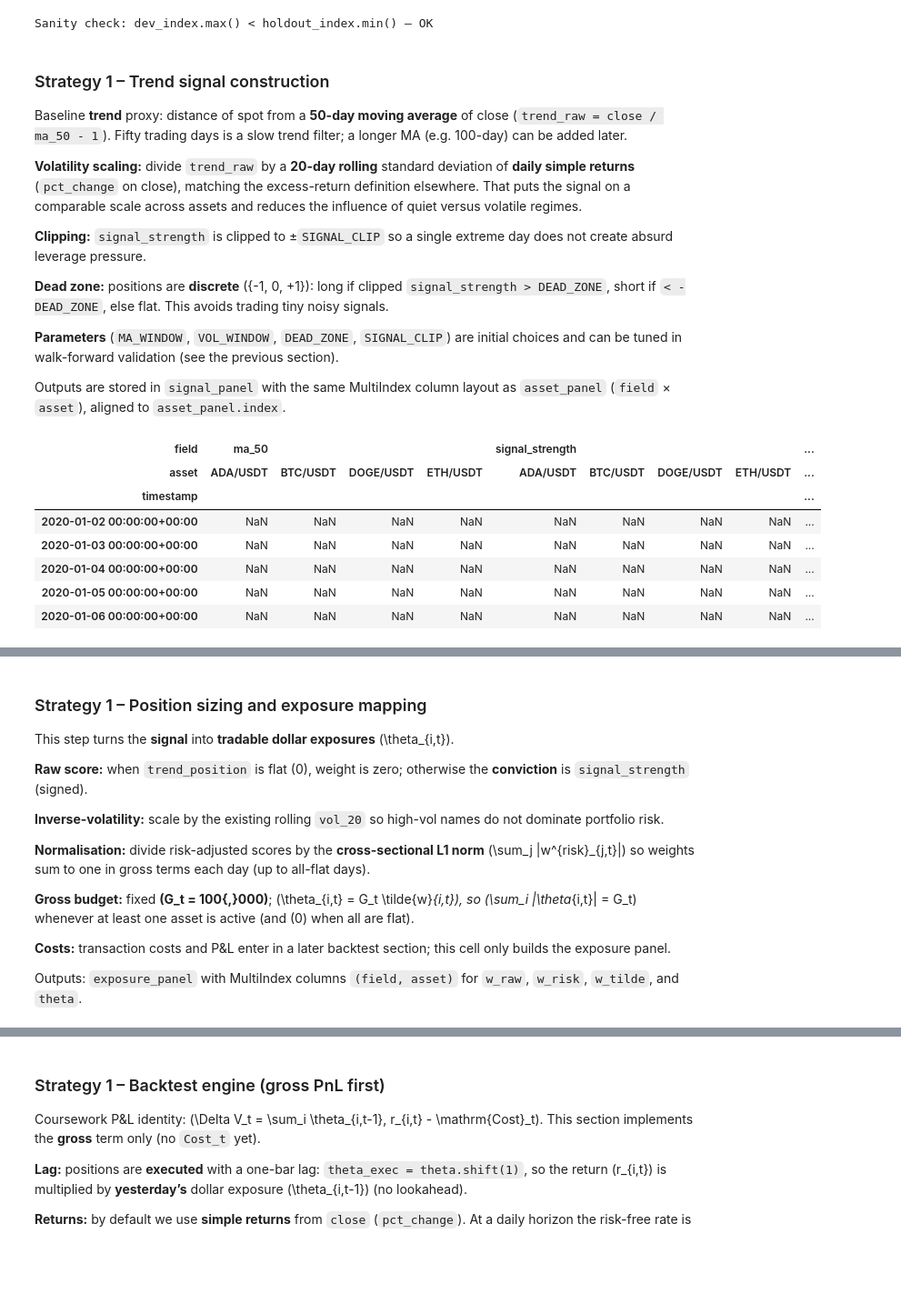
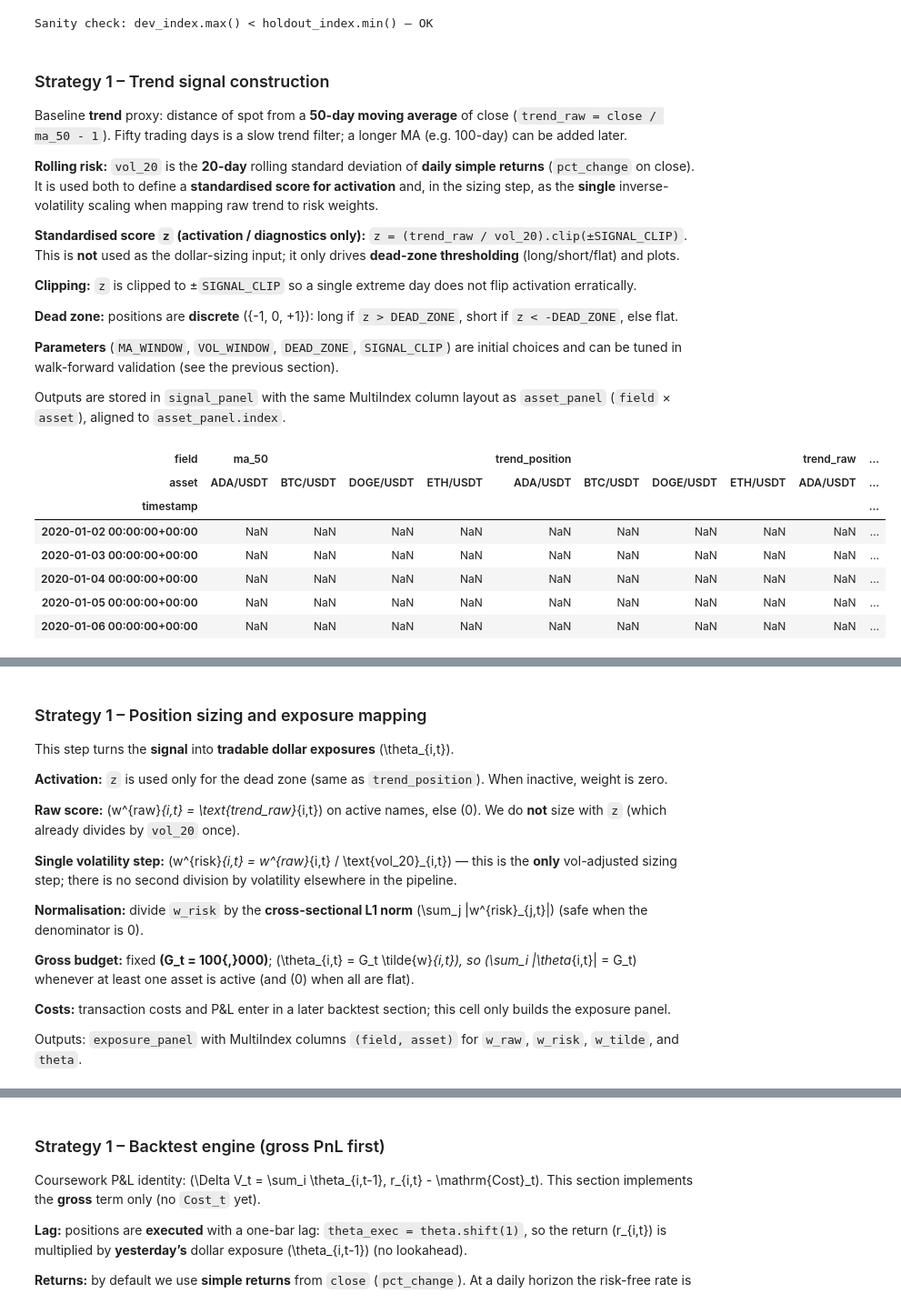
Before and after one commit to PeterLP123/Algo-Trading-Project, a Jupyter notebook: strategy_final_v2.ipynb, the cells around one changed output, grey strips where cells are left out. Shown at 91% size. Saved outputs shown, nothing was run; the diff lists cells and outputs as text; code cells hidden in the pictures; blank space fills up the shorter version.

```diff
--- a/strategy_final_v2.ipynb
+++ b/strategy_final_v2.ipynb
@@ -389,11 +389,13 @@ Sanity check: dev_index.max() < holdout_index.min() — OK
 
 Baseline **trend** proxy: distance of spot from a **50-day moving average** of close (`trend_raw = close / ma_50 - 1`). Fifty trading days is a slow trend filter; a longer MA (e.g. 100-day) can be added later.
 
-**Volatility scaling:** divide `trend_raw` by a **20-day rolling** standard deviation of **daily simple returns** (`pct_change` on close), matching the excess-return definition elsewhere. That puts the signal on a comparable scale across assets and reduces the influence of quiet versus volatile regimes.
+**Rolling risk:** `vol_20` is the **20-day** rolling standard deviation of **daily simple returns** (`pct_change` on close). It is used both to define a **standardised score for activation** and, in the sizing step, as the **single** inverse-volatility scaling when mapping raw trend to risk weights.
 
-**Clipping:** `signal_strength` is clipped to ±`SIGNAL_CLIP` so a single extreme day does not create absurd leverage pressure.
+**Standardised score `z` (activation / diagnostics only):** `z = (trend_raw / vol_20).clip(±SIGNAL_CLIP)`. This is **not** used as the dollar-sizing input; it only drives **dead-zone thresholding** (long/short/flat) and plots.
 
-**Dead zone:** positions are **discrete** ({-1, 0, +1}): long if clipped `signal_strength > DEAD_ZONE`, short if `< -DEAD_ZONE`, else flat. This avoids trading tiny noisy signals.
+**Clipping:** `z` is clipped to ±`SIGNAL_CLIP` so a single extreme day does not flip activation erratically.
+
+**Dead zone:** positions are **discrete** ({-1, 0, +1}): long if `z > DEAD_ZONE`, short if `z < -DEAD_ZONE`, else flat.
 
 **Parameters** (`MA_WINDOW`, `VOL_WINDOW`, `DEAD_ZONE`, `SIGNAL_CLIP`) are initial choices and can be tuned in walk-forward validation (see the previous section).
 
@@ -402,12 +404,12 @@ Outputs are stored in `signal_panel` with the same MultiIndex column layout as `
 # --- Trend signal parameters (initial values; tune in walk-forward) ---
 MA_WINDOW = 50
 VOL_WINDOW = 20
-DEAD_ZONE = 0.25  # on vol-normalised, clipped signal_strength
+DEAD_ZONE = 0.25  # dead zone on z = trend_raw / vol_20 (activation only; not used for dollar sizing)
 SIGNAL_CLIP = 5.0
 
 close_px = asset_panel["close"]
 
-ma50_list, trend_raw_list, vol_20_list, signal_strength_list, trend_position_list = [], [], [], [], []
+ma50_list, trend_raw_list, vol_20_list, z_list, trend_position_list = [], [], [], [], []
 
 for s in SYMBOLS:
     c = close_px[s]
@@ -415,47 +417,48 @@ for s in SYMBOLS:
     trend_raw = c / ma_50 - 1
     ret = c.pct_change()
     vol_20 = ret.rolling(VOL_WINDOW, min_periods=VOL_WINDOW).std(ddof=0).replace(0.0, np.nan)
-    signal_strength = (trend_raw / vol_20).clip(-SIGNAL_CLIP, SIGNAL_CLIP)
+    # z: standardised trend for activation / diagnostics only (single vol division here is not sizing)
+    z = (trend_raw / vol_20).clip(-SIGNAL_CLIP, SIGNAL_CLIP)
 
-    tp = np.where(signal_strength > DEAD_ZONE, 1.0, np.where(signal_strength < -DEAD_ZONE, -1.0, 0.0))
-    trend_position = pd.Series(tp, index=c.index, dtype=float).where(signal_strength.notna(), np.nan)
+    tp = np.where(z > DEAD_ZONE, 1.0, np.where(z < -DEAD_ZONE, -1.0, 0.0))
+    trend_position = pd.Series(tp, index=c.index, dtype=float).where(z.notna(), np.nan)
 
     ma50_list.append(ma_50.rename(s))
     trend_raw_list.append(trend_raw.rename(s))
     vol_20_list.append(vol_20.rename(s))
-    signal_strength_list.append(signal_strength.rename(s))
+    z_list.append(z.rename(s))
     trend_position_list.append(trend_position.rename(s))
 
 mi = pd.MultiIndex.from_product
 
 
 def _field_wide(field: str, parts: list[pd.Series]) -> pd.DataFrame:
     return pd.concat(parts, axis=1, keys=mi([[field], SYMBOLS], names=["field", "asset"]))
 
 
 ma_50_wide = _field_wide("ma_50", ma50_list)
 trend_raw_wide = _field_wide("trend_raw", trend_raw_list)
 vol_20_wide = _field_wide("vol_20", vol_20_list)
-signal_strength_wide = _field_wide("signal_strength", signal_strength_list)
+z_wide = _field_wide("z", z_list)
 trend_position_wide = _field_wide("trend_position", trend_position_list)
 
 signal_panel = pd.concat(
-    [ma_50_wide, trend_raw_wide, vol_20_wide, signal_strength_wide, trend_position_wide],
+    [ma_50_wide, trend_raw_wide, vol_20_wide, z_wide, trend_position_wide],
     axis=1,
 ).sort_index(axis=1)
 
 assert signal_panel.index.equals(asset_panel.index)
 
 signal_panel.head()
 # %% [output]
-| field | ma_50 |  |  |  | signal_strength |  |  |  | ... |
-| asset | ADA/USDT | BTC/USDT | DOGE/USDT | ETH/USDT | ADA/USDT | BTC/USDT | DOGE/USDT | ETH/USDT | ... |
-| timestamp |  |  |  |  |  |  |  |  | ... |
-| 2020-01-02 00:00:00+00:00 | NaN | NaN | NaN | NaN | NaN | NaN | NaN | NaN | ... |
-| 2020-01-03 00:00:00+00:00 | NaN | NaN | NaN | NaN | NaN | NaN | NaN | NaN | ... |
-| 2020-01-04 00:00:00+00:00 | NaN | NaN | NaN | NaN | NaN | NaN | NaN | NaN | ... |
-| 2020-01-05 00:00:00+00:00 | NaN | NaN | NaN | NaN | NaN | NaN | NaN | NaN | ... |
-| 2020-01-06 00:00:00+00:00 | NaN | NaN | NaN | NaN | NaN | NaN | NaN | NaN | ... |
+| field | ma_50 |  |  |  | trend_position |  |  |  | trend_raw | ... |
+| asset | ADA/USDT | BTC/USDT | DOGE/USDT | ETH/USDT | ADA/USDT | BTC/USDT | DOGE/USDT | ETH/USDT | ADA/USDT | ... |
+| timestamp |  |  |  |  |  |  |  |  |  | ... |
+| 2020-01-02 00:00:00+00:00 | NaN | NaN | NaN | NaN | NaN | NaN | NaN | NaN | NaN | ... |
+| 2020-01-03 00:00:00+00:00 | NaN | NaN | NaN | NaN | NaN | NaN | NaN | NaN | NaN | ... |
+| 2020-01-04 00:00:00+00:00 | NaN | NaN | NaN | NaN | NaN | NaN | NaN | NaN | NaN | ... |
+| 2020-01-05 00:00:00+00:00 | NaN | NaN | NaN | NaN | NaN | NaN | NaN | NaN | NaN | ... |
+| 2020-01-06 00:00:00+00:00 | NaN | NaN | NaN | NaN | NaN | NaN | NaN | NaN | NaN | ... |
 # %%
 # Price with trend position overlay (green = long, red = short, unshaded = flat)
 fig, axes = plt.subplots(2, 2, figsize=(12, 9), sharex=False)
@@ -510,11 +513,13 @@ plt.show()
 
 This step turns the **signal** into **tradable dollar exposures** \(\theta_{i,t}\).
 
-**Raw score:** when `trend_position` is flat (0), weight is zero; otherwise the **conviction** is `signal_strength` (signed).
+**Activation:** `z` is used only for the dead zone (same as `trend_position`). When inactive, weight is zero.
 
-**Inverse-volatility:** scale by the existing rolling `vol_20` so high-vol names do not dominate portfolio risk.
+**Raw score:** \(w^{raw}_{i,t} = \text{trend\_raw}_{i,t}\) on active names, else \(0\). We do **not** size with `z` (which already divides by `vol_20` once).
 
-**Normalisation:** divide risk-adjusted scores by the **cross-sectional L1 norm** \(\sum_j |w^{risk}_{j,t}|\) so weights sum to one in gross terms each day (up to all-flat days).
+**Single volatility step:** \(w^{risk}_{i,t} = w^{raw}_{i,t} / \text{vol\_20}_{i,t}\) — this is the **only** vol-adjusted sizing step; there is no second division by volatility elsewhere in the pipeline.
+
+**Normalisation:** divide `w_risk` by the **cross-sectional L1 norm** \(\sum_j |w^{risk}_{j,t}|\) (safe when the denominator is 0).
 
 **Gross budget:** fixed **\(G_t = 100{,}000\)**; \(\theta_{i,t} = G_t \tilde{w}_{i,t}\), so \(\sum_i |\theta_{i,t}| = G_t\) whenever at least one asset is active (and \(0\) when all are flat).
 
```
Also changed, not shown: parts of 7 cells of this notebook, 5 other files.
